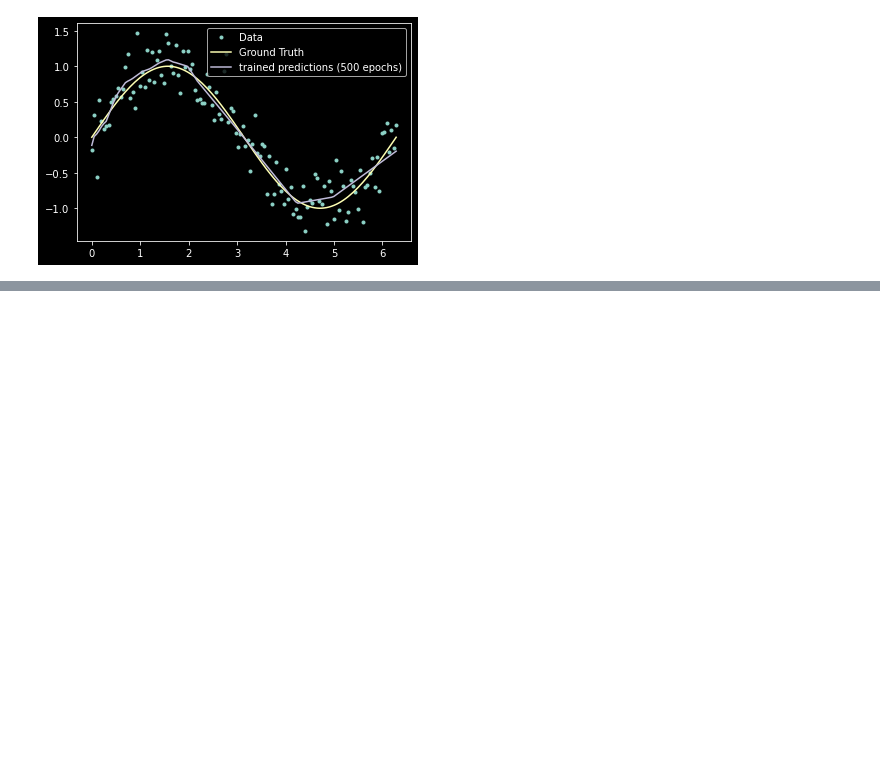
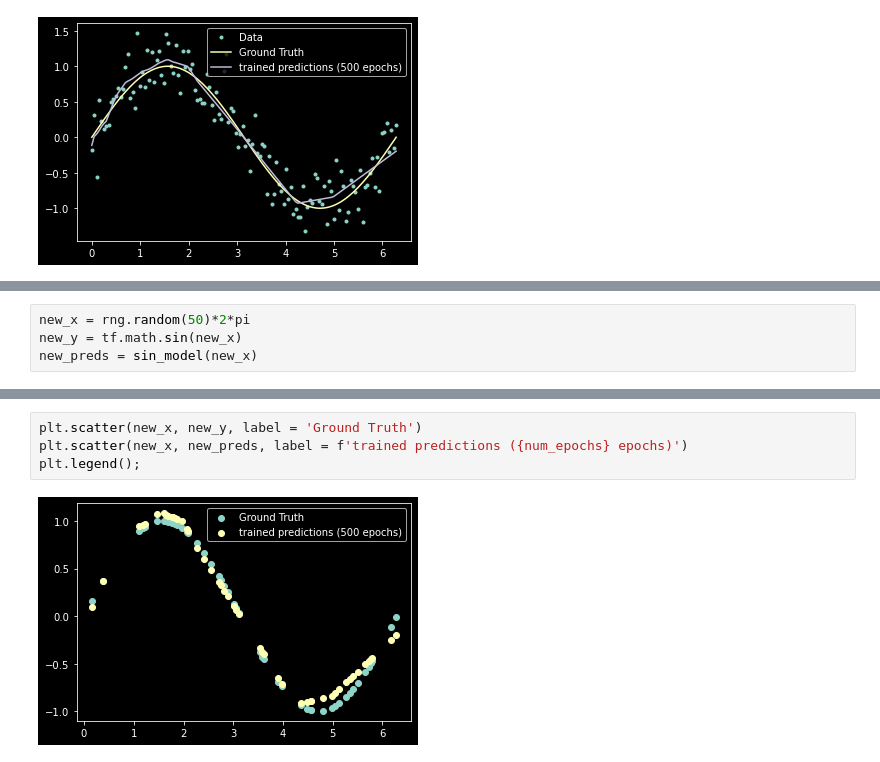
Before and after one commit to dtersegno/cannon, a Jupyter notebook: 1_basic_function_approx.ipynb, the cells around one changed output, grey strips where cells are left out. Cells and saved outputs as stored; diff of their text form; blank space fills up the shorter version.

```diff
--- a/1_basic_function_approx.ipynb
+++ b/1_basic_function_approx.ipynb
@@ -290,0 +295,4 @@ plt.legend();
+# %%
+new_x = rng.random(50)*2*pi
+new_y = tf.math.sin(new_x)
+new_preds = sin_model(new_x)
@@ -290,0 +341,6 @@ plt.legend();
+# %%
+plt.scatter(new_x, new_y, label = 'Ground Truth')
+plt.scatter(new_x, new_preds, label = f'trained predictions ({num_epochs} epochs)')
+plt.legend();
+# %% [output]
+[figure, added]
```
Also changed, not shown: parts of 4 cells of this notebook.
